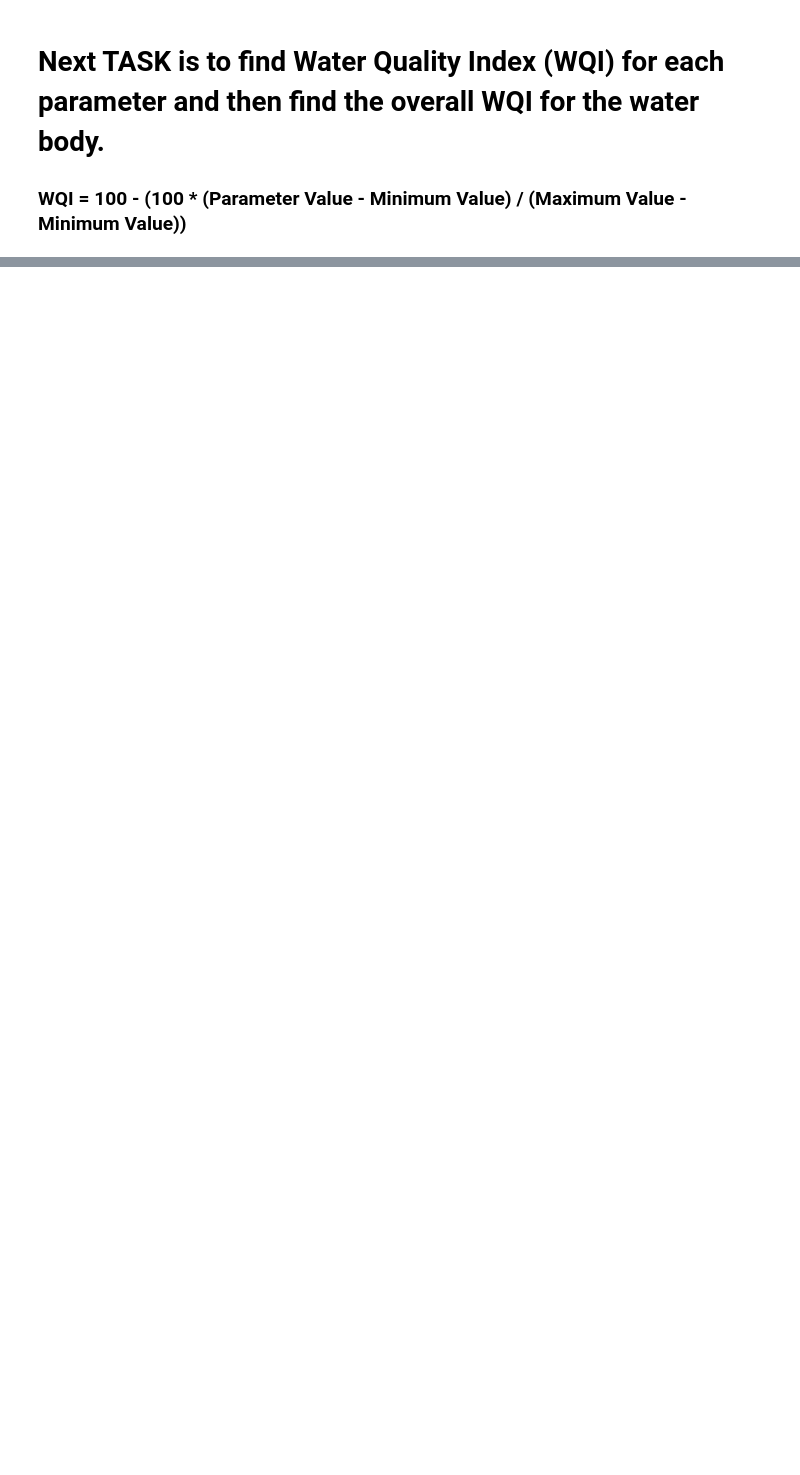
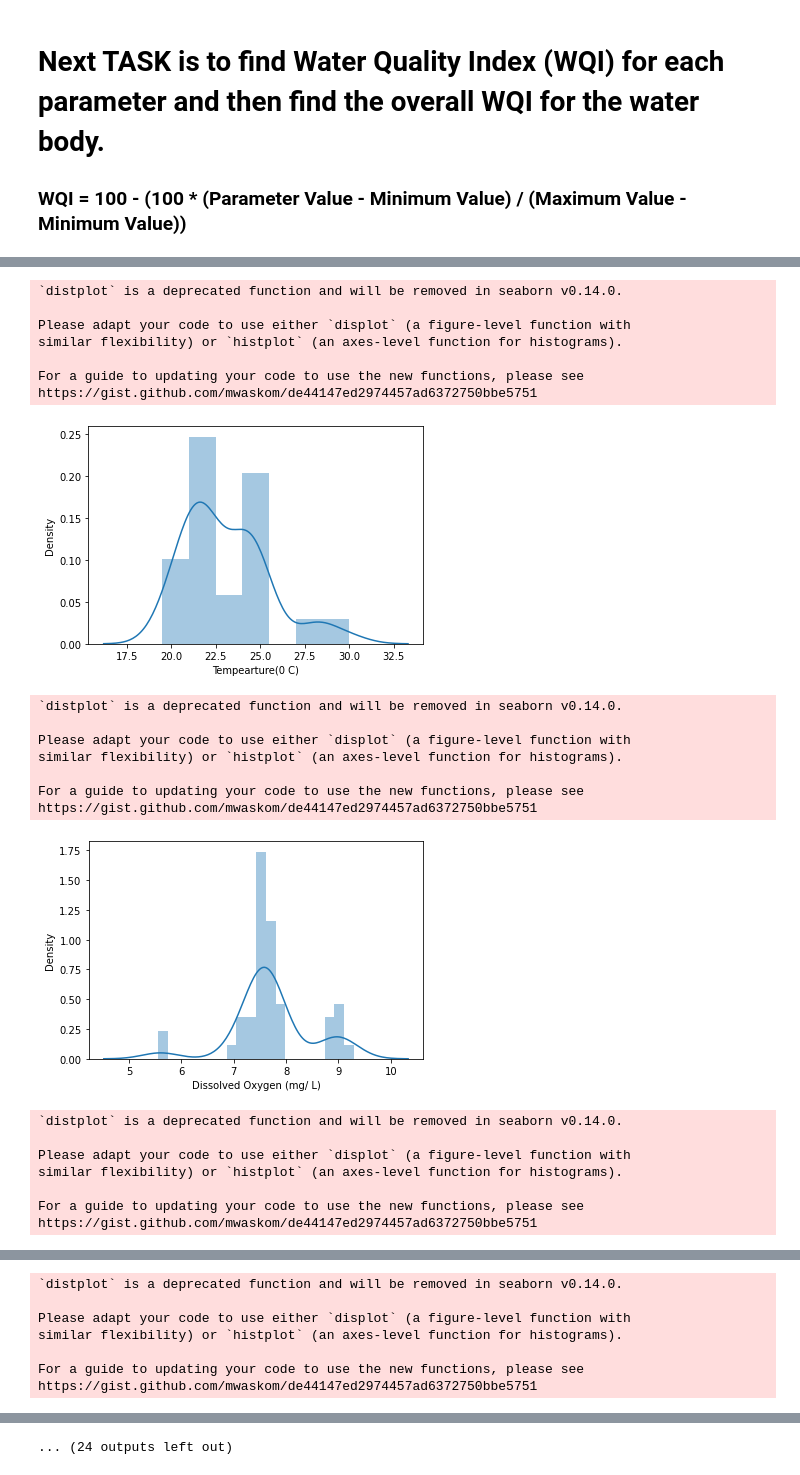
Before and after one commit to TheNobody-12/Data-Minining-Project-2022, a Jupyter notebook: Water quality/NoteBook1.ipynb, the cells around one changed output, grey strips where cells are left out. Saved outputs shown, nothing was run; the diff lists cells and outputs as text; code cells hidden in the pictures; blank space fills up the shorter version.

```diff
--- a/Water quality/NoteBook1.ipynb
+++ b/Water quality/NoteBook1.ipynb
@@ -182,0 +318,3 @@ data.head()
+# %%
+data.drop(['Station code','Name of the Monitoring Location','State Name'], axis=1, inplace=True)
+data.head()
@@ -182,0 +328,12 @@ data.head()
+# %%
+# multiply the weights by the to each row
+data['nTemp'] = data['nTemp'].apply(lambda x: x * weights['Weights'][0])
+data['nDO'] = data['nDO'].apply(lambda x: x * weights['Weights'][1])
+data['npH'] = data['npH'].apply(lambda x: x * weights['Weights'][2])
+data['nCond'] = data['nCond'].apply(lambda x: x * weights['Weights'][3])
+data['nBCO'] = data['nBCO'].apply(lambda x: x * weights['Weights'][4])
+data['nNitrates'] = data['nNitrates'].apply(lambda x: x * weights['Weights'][5])
+data['nTC'] = data['nTC'].apply(lambda x: x * weights['Weights'][6])
+data['nFC'] = data['nFC'].apply(lambda x: x * weights['Weights'][7])
+data['nFS'] = data['nFS'].apply(lambda x: x * weights['Weights'][8])
+data.head()
@@ -182,0 +347,2 @@ data.head()
+# %%
+data['WQI'] = data['nTemp'] + data['nDO'] + data['npH'] + data['nCond'] + data['nBCO'] + data['nNitrates'] + data['nTC'] + data['nFC'] + data['nFS']
@@ -182,0 +361,35 @@ data.head()
+# %%
+x = data.drop('WQI', axis=1)
+y = data['WQI']
+# %%
+import evalml
+# plot the normal distribution for each column
+import matplotlib.pyplot as plt
+import seaborn as sns
+for col in x.columns:
+    sns.distplot(x[col])
+    plt.show()
+# %% [output]
+`distplot` is a deprecated function and will be removed in seaborn v0.14.0.
+
+Please adapt your code to use either `displot` (a figure-level function with
+similar flexibility) or `histplot` (an axes-level function for histograms).
+
+For a guide to updating your code to use the new functions, please see
+https://gist.github.com/mwaskom/de44147ed2974457ad6372750bbe5751
+[figure, added]
+`distplot` is a deprecated function and will be removed in seaborn v0.14.0.
+
+Please adapt your code to use either `displot` (a figure-level function with
+similar flexibility) or `histplot` (an axes-level function for histograms).
+
+For a guide to updating your code to use the new functions, please see
+https://gist.github.com/mwaskom/de44147ed2974457ad6372750bbe5751
+[figure, added]
+`distplot` is a deprecated function and will be removed in seaborn v0.14.0.
+
+Please adapt your code to use either `displot` (a figure-level function with
+similar flexibility) or `histplot` (an axes-level function for histograms).
+
+For a guide to updating your code to use the new functions, please see
+https://gist.github.com/mwaskom/de44147ed2974457ad6372750bbe5751
@@ -182,0 +397,7 @@ data.head()
+`distplot` is a deprecated function and will be removed in seaborn v0.14.0.
+
+Please adapt your code to use either `displot` (a figure-level function with
+similar flexibility) or `histplot` (an axes-level function for histograms).
+
+For a guide to updating your code to use the new functions, please see
+https://gist.github.com/mwaskom/de44147ed2974457ad6372750bbe5751
@@ -182,0 +421 @@ data.head()
+... (24 outputs left out)
```
Also changed, not shown: parts of 36 cells of this notebook, 7 other files.
